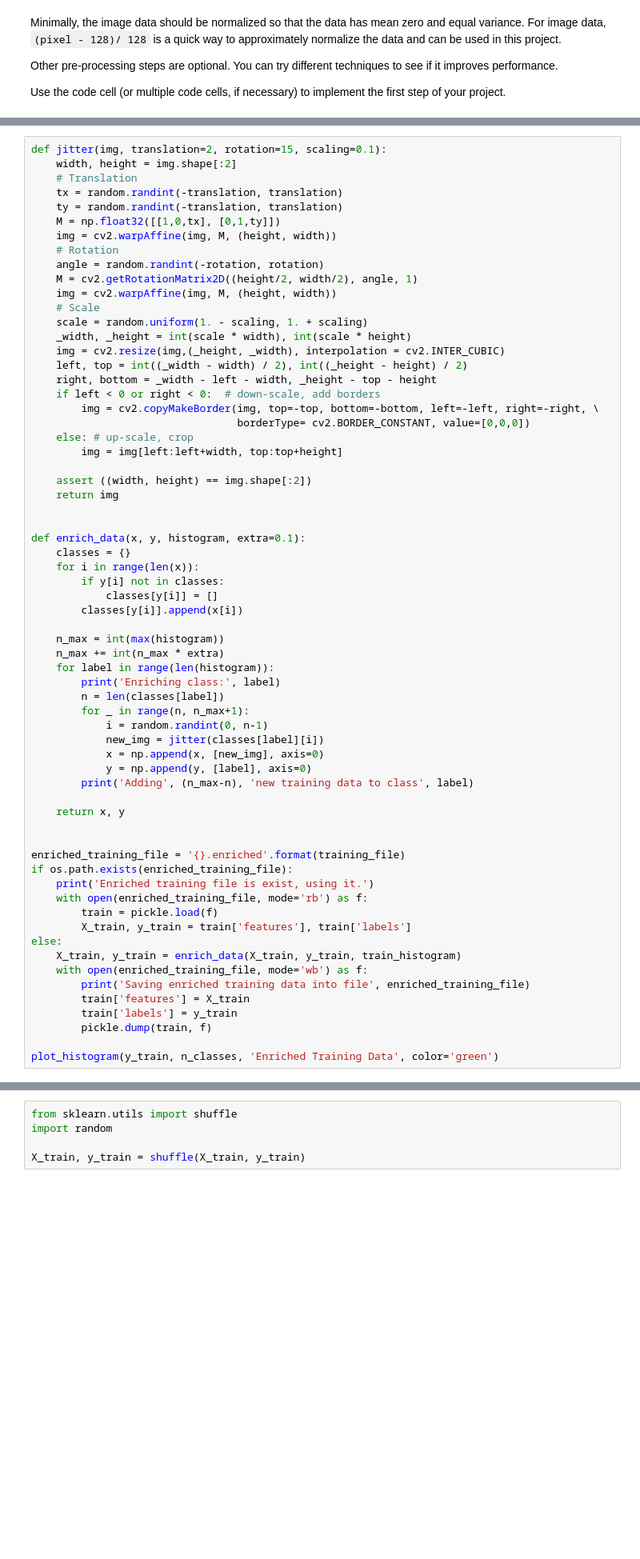
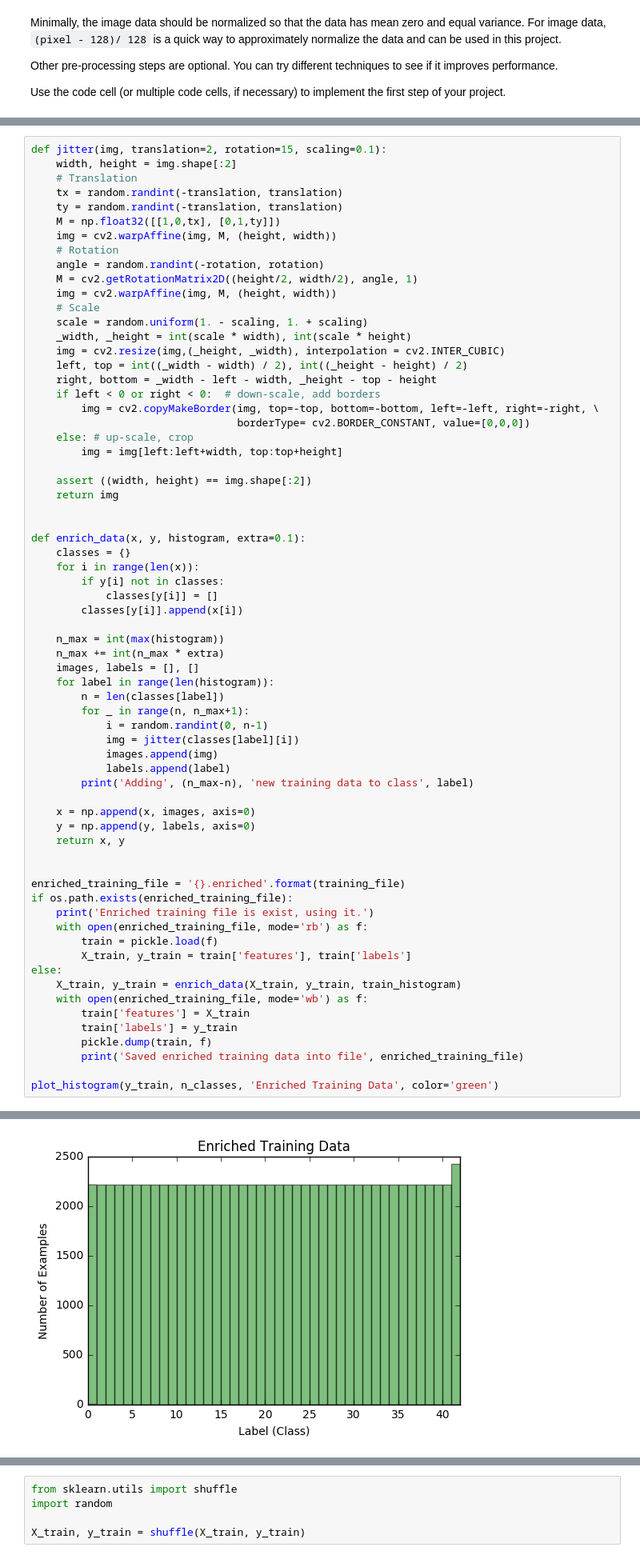
Before and after one commit to herry13/CarND-Traffic-Sign-Classifier-Project, a Jupyter notebook: Traffic_Sign_Classifier.ipynb, the cells around one changed output, grey strips where cells are left out. Shown: that part at 80% size. Drawn from its saved outputs; the diff is of its cells as text; blank space fills up the shorter version.

```diff
--- a/Traffic_Sign_Classifier.ipynb
+++ b/Traffic_Sign_Classifier.ipynb
@@ -173,16 +189,18 @@ def enrich_data(x, y, histogram, extra=0.1):
 
     n_max = int(max(histogram))
     n_max += int(n_max * extra)
+    images, labels = [], []
     for label in range(len(histogram)):
-        print('Enriching class:', label)
         n = len(classes[label])
         for _ in range(n, n_max+1):
             i = random.randint(0, n-1)
-            new_img = jitter(classes[label][i])
-            x = np.append(x, [new_img], axis=0)
-            y = np.append(y, [label], axis=0)
+            img = jitter(classes[label][i])
+            images.append(img)
+            labels.append(label)
         print('Adding', (n_max-n), 'new training data to class', label)
 
+    x = np.append(x, images, axis=0)
+    y = np.append(y, labels, axis=0)
     return x, y
 
 
@@ -195,9 +213,10 @@ if os.path.exists(enriched_training_file):
 else:
     X_train, y_train = enrich_data(X_train, y_train, train_histogram)
     with open(enriched_training_file, mode='wb') as f:
-        print('Saving enriched training data into file', enriched_training_file)
         train['features'] = X_train
         train['labels'] = y_train
         pickle.dump(train, f)
+        print('Saved enriched training data into file', enriched_training_file)
 
 plot_histogram(y_train, n_classes, 'Enriched Training Data', color='green')
+# %% [output]
@@ -203,0 +224 @@ plot_histogram(y_train, n_classes, 'Enriched Training Data', color='green')
+[figure, added]
```
Also changed, not shown: parts of 7 cells of this notebook.
